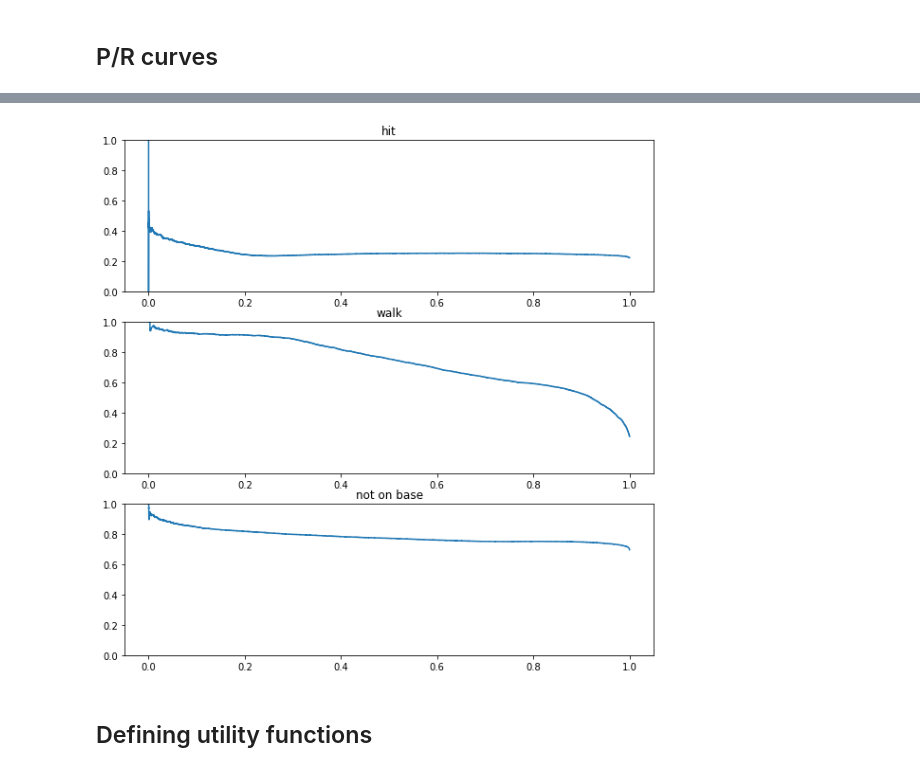
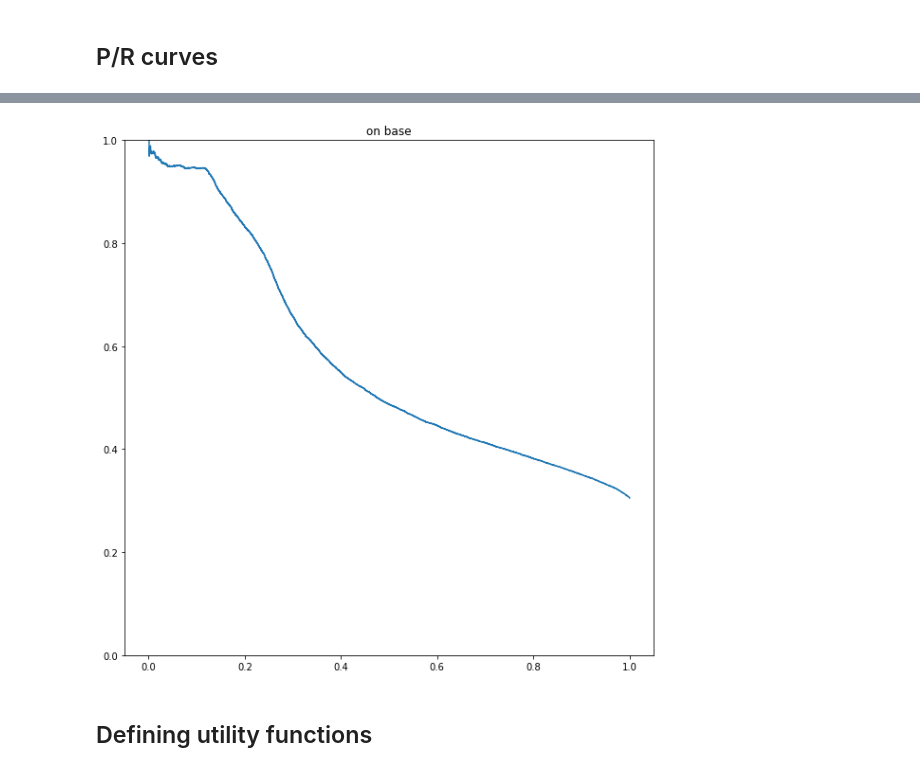
Before and after one commit to dantegates/mlb-statcast, a Jupyter notebook: deep-learning.ipynb, the cells around one changed output, grey strips where cells are left out. Drawn from its saved outputs; the diff is of its cells as text; code cells hidden in the pictures.

Commit message:
just predicting on base or not

```diff
--- a/deep-learning.ipynb
+++ b/deep-learning.ipynb
@@ -529,0 +520,12 @@ s.sort_values('coef', ascending=False).head(10)
+# %%
+import matplotlib.pyplot as plt
+from sklearn.metrics import precision_recall_curve
+%matplotlib inline
+
+fig, ax = plt.subplots(1, 1, figsize=(10, 10))
+
+preds = linear_model.predict(X_t.values)
+p, r, t = precision_recall_curve(y, preds)
+ax.plot(r, p)
+ax.set_ylim([0, 1])
+_ = ax.set_title('on base')
@@ -597,9 +601,8 @@ def featurize_at_bat(group):
     x = encoder.transform(group_df[categorical_features])
     x['numeric_inputs'] = group_df[numeric_features].values
 
-    y = np.zeros((len(target_events) + 1,))
     assert len(group_df.target.unique()) <= 2
-    y[group_df.target.max()] = 1
+    y = group_df.target.max().astype(int)
 
     y_aux = np.stack(group_df['auxillary_targets'])
     return x, y, y_aux, len(x['numeric_inputs'])
@@ -750,7 +736,7 @@ X = keras.layers.Concatenate()([
     pitcher_embedding,
     batter_embedding
 ])
-X = keras.layers.Dense(len(target_events) + 1, activation='softmax', name='y')(X)
+X = keras.layers.Dense(1, activation='sigmoid', name='y')(X)
 
 hybrid_model = keras.models.Model(
     inputs=[numeric_input] + list(categorical_inputs),
@@ -776,7 +762,7 @@ Trainable params: 11,410
 Non-trainable params: 126
 __________________________________________________________________________________________________
 # %%
-hybrid_model.compile(loss='categorical_crossentropy', optimizer='adam')
+hybrid_model.compile(loss='binary_crossentropy', optimizer='adam')
 # %%
 L = []
 def g():
@@ -815,23 +798,16 @@ array([0.69502186, 0.22331269, 0.08166545])
 # %%
 import matplotlib.pyplot as plt
 from sklearn.metrics import precision_recall_curve
 %matplotlib inline
 
-fig, axs = plt.subplots(3, 1, figsize=(10, 10))
+fig, ax = plt.subplots(1, 1, figsize=(10, 10))
 
-for ax_idx, (event, idx) in enumerate(target_events.items()):
-    p, r, t = precision_recall_curve(y_all[:, idx], preds[:, idx])
-    ax = axs[ax_idx]
-    ax.plot(r, p)
-    ax.set_title(event)
-    ax.set_ylim([0, 1])
-
-p, r, t = precision_recall_curve(y_all[:, 0], preds[:, 0])
-axs[2].plot(r, p)
-axs[2].set_ylim([0, 1])
-_ = axs[2].set_title('not on base')
+p, r, t = precision_recall_curve(y_all, preds)
+ax.plot(r, p)
+ax.set_ylim([0, 1])
+_ = ax.set_title('on base')
 # %% [output]
-[figure, old version]
+[figure, new version]
 # %% [markdown]
 ## Defining utility functions
 # %%
```
Also changed, not shown: parts of 46 cells of this notebook.
